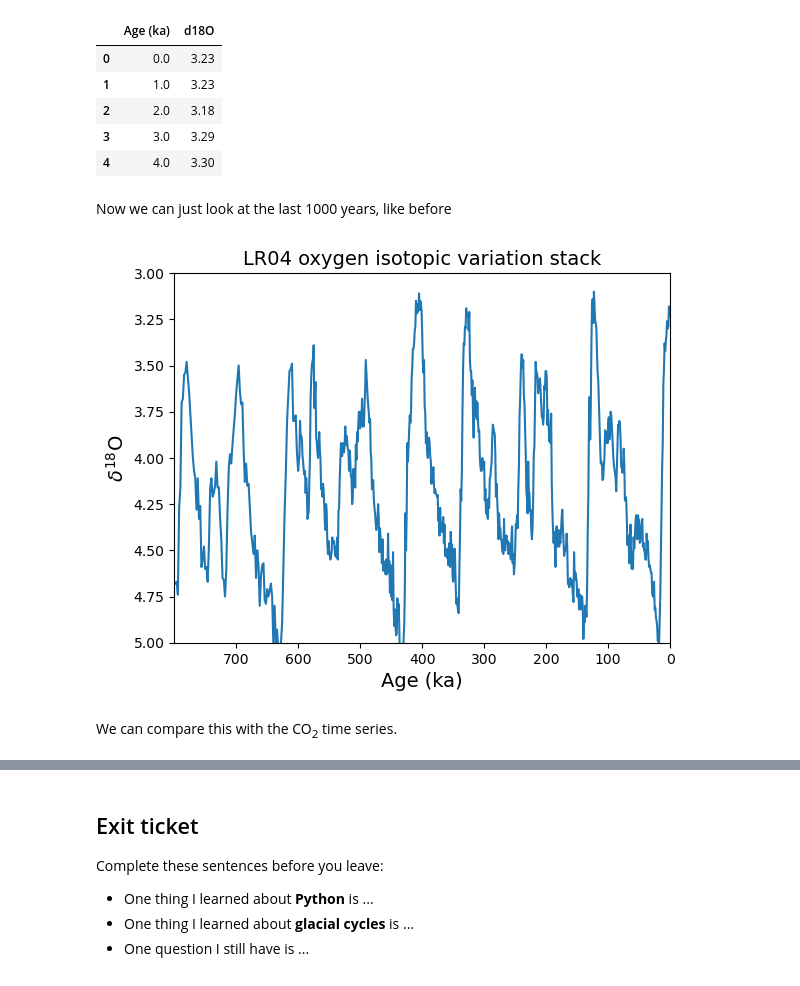
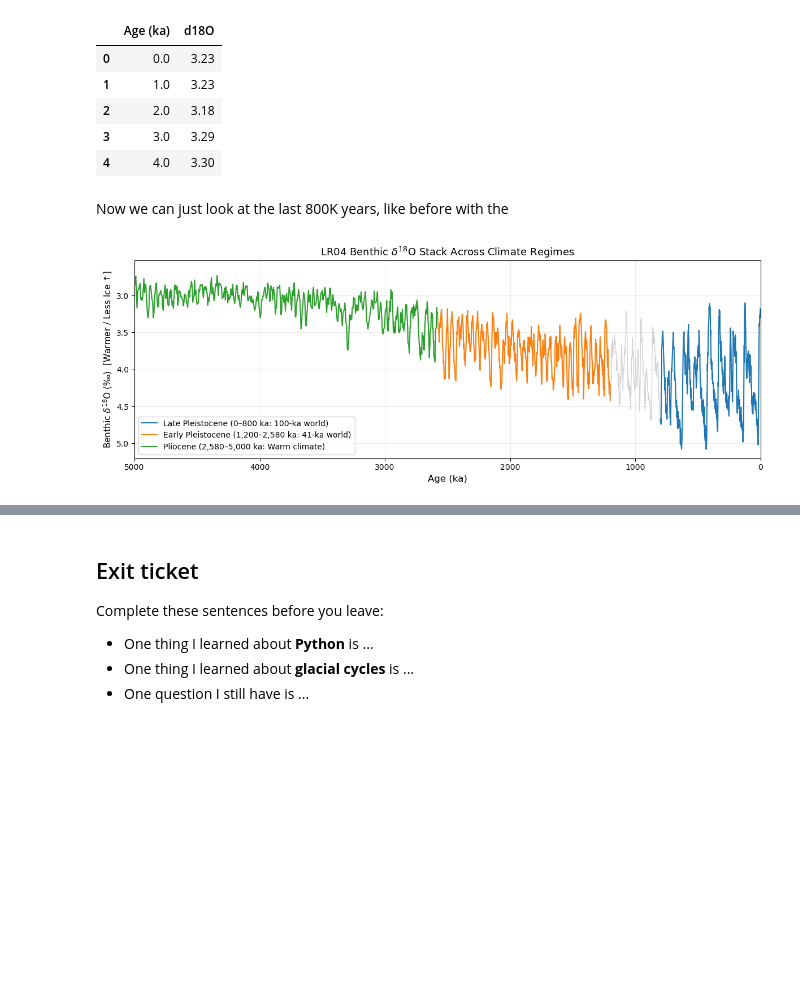
Before and after one commit to marositesUSC/wx-and-climate, a Jupyter notebook: glacial_cycles_time_series/week10_glacial_cycle_time_series/02_Glacial_Cycles_Guided_In_Class.ipynb, the cells around one changed output, grey strips where cells are left out. Drawn from its saved outputs; the diff is of its cells as text; code cells hidden in the pictures; blank space fills up the shorter version.

```diff
--- a/glacial_cycles_time_series/week10_glacial_cycle_time_series/02_Glacial_Cycles_Guided_In_Class.ipynb
+++ b/glacial_cycles_time_series/week10_glacial_cycle_time_series/02_Glacial_Cycles_Guided_In_Class.ipynb
@@ -682,19 +682,34 @@ display(lr04_d18O_interp.head())
 | 3 | 3.0 | 3.29 |
 | 4 | 4.0 | 3.30 |
 # %% [markdown]
-Now we can just look at the last 1000 years, like before
+Now we can just look at the last 800K years, like before with the
 # %%
-d18O_recent = lr04_d18O_interp[lr04_d18O_interp['Age (ka)']<800] # filter data for last 1Ma
+# 1. Split the interpolated record into three distinct climate eras
+d18O_late_pleist = lr04_d18O_interp[lr04_d18O_interp['Age (ka)'] < 800]
+d18O_early_pleist = lr04_d18O_interp[(lr04_d18O_interp['Age (ka)'] >= 1200) & (lr04_d18O_interp['Age (ka)'] < 2580)]
+d18O_pliocene = lr04_d18O_interp[(lr04_d18O_interp['Age (ka)'] >= 2580) & (lr04_d18O_interp['Age (ka)'] <= 5000)]
 
-plt.plot(d18O_recent['Age (ka)'],d18O_recent['d18O'])
-plt.title('LR04 oxygen isotopic variation stack', fontsize=14)
-plt.xlabel('Age (ka)', fontsize=14)
-plt.ylabel('$\\delta ^{18}$O', fontsize=14)
-plt.ylim(5,3)
-plt.xlim(800,0)
-plt.xticks(range(0,800,100))
+# Plot the full record in light gray first so the 800–1200 ka transition stays connected
+plt.figure(figsize=(12, 4.5))
+plt.plot(lr04_d18O_interp['Age (ka)'], lr04_d18O_interp['d18O'], color='lightgray', linewidth=1)
+
+# Overlay the three color-coded eras
+plt.plot(d18O_late_pleist['Age (ka)'], d18O_late_pleist['d18O'], label='Late Pleistocene (0–800 ka: 100-ka world)')
+plt.plot(d18O_early_pleist['Age (ka)'], d18O_early_pleist['d18O'], label='Early Pleistocene (1,200–2,580 ka: 41-ka world)')
+plt.plot(d18O_pliocene['Age (ka)'], d18O_pliocene['d18O'], label='Pliocene (2,580–5,000 ka: Warm climate)')
+
+# Flip y-axis so warmer / less ice points UP (matching the CO2 plot)
+plt.gca().invert_yaxis()
+plt.xlim(5000, 0)
+
+# plt.xlim(2580, 0)  # Uncomment this line to zoom in on the Pleistocene only
+
+plt.title('LR04 Benthic $\\delta^{18}$O Stack Across Climate Regimes', fontsize=13)
+plt.xlabel('Age (ka)', fontsize=12)
+plt.ylabel('Benthic $\\delta^{18}$O (‰)  [Warmer / Less Ice ↑]', fontsize=11)
+plt.legend(loc='lower left')
+plt.grid(alpha=0.25)
+plt.tight_layout()
 plt.show()
 # %% [output]
-[figure, old version]
+[figure, new version]
-# %% [markdown]
-We can compare this with the CO<sub>2</sub> time series.
```
Also changed, not shown: parts of 11 cells of this notebook.
